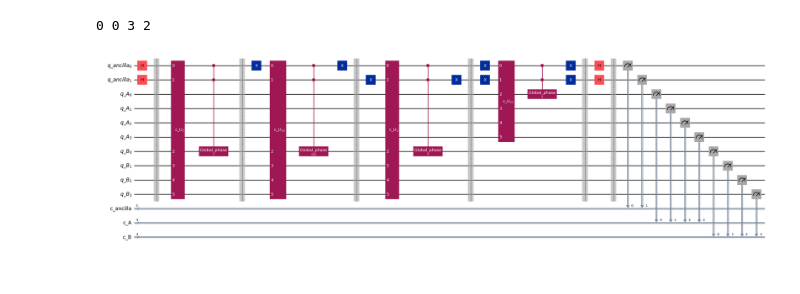
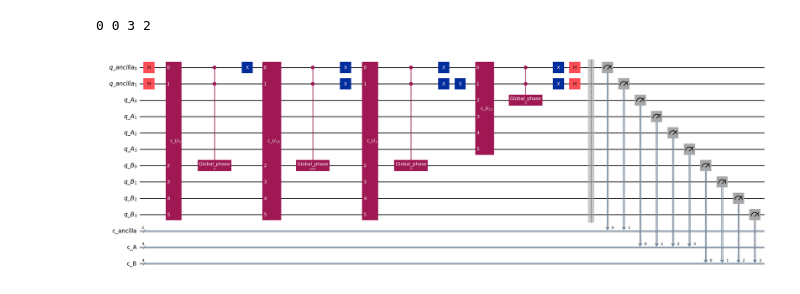
Before and after one commit to MahkameSalimi/iQuCodeFest2025_QuanTech, a Jupyter notebook: main_challenge/quantum_battleship.ipynb, the cells around one changed output. Saved outputs shown, nothing was run; the diff lists cells and outputs as text; code cells hidden in the pictures.

```diff
--- a/main_challenge/quantum_battleship.ipynb
+++ b/main_challenge/quantum_battleship.ipynb
@@ -243,38 +243,38 @@ circuit = QuantumCircuit(ancilla_qReg, qReg_A, qReg_B, ancilla_cReg, cReg_A, cRe
 
 for i in range(N_ancilas):
     circuit.h(ancilla_qReg[i])
-circuit.barrier()
+# circuit.barrier()
 for i in range(2**N_ancilas):
     bin_num = bin(i)[2:].zfill(N_ancilas)
     #  Putting X gates
     for j in range(N_ancilas):
         if bin_num[j] == '1':
             circuit.x(ancilla_qReg[-j-1])
 
     if fields[i] == 0:
         circuit = UGate(circuit, positions[i], phases[i], qReg_A, ancilla_qReg)
     else:
         circuit = UGate(circuit, positions[i], phases[i], qReg_B, ancilla_qReg)
 
     #  Removing the X gates
     for j in range(N_ancilas):
         if bin_num[j] == '1':
             circuit.x(ancilla_qReg[-j-1])
-    circuit.barrier()
+    # circuit.barrier()
 
 for i in range(N_ancilas):
     circuit.h(ancilla_qReg[i])
 circuit.barrier()
 circuit.measure(ancilla_qReg, ancilla_cReg)
 circuit.measure(qReg_A, cReg_A)
 circuit.measure(qReg_B, cReg_B)
 
 display(circuit.draw(output='mpl', fold=1))
 # circuit = transpile(circuit)
 #
 # simulator = AerSimulator(shots=2**16)
 # compiled_circuit = transpile(circuit, simulator)
 # result = simulator.run(compiled_circuit).result()
 # counts = result.get_counts()
 # %% [output]
-[figure, old version]
+[figure, new version]
```
Also changed, not shown: 1 other file.
